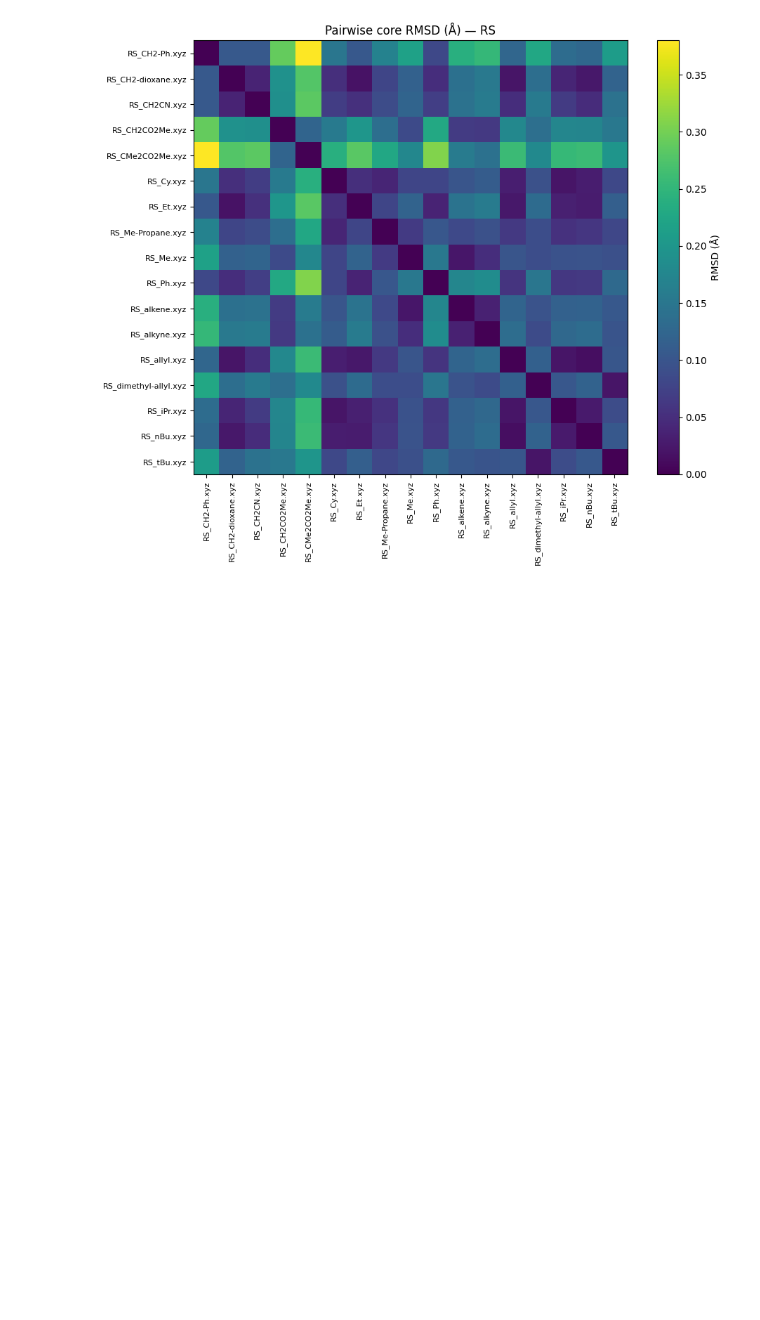
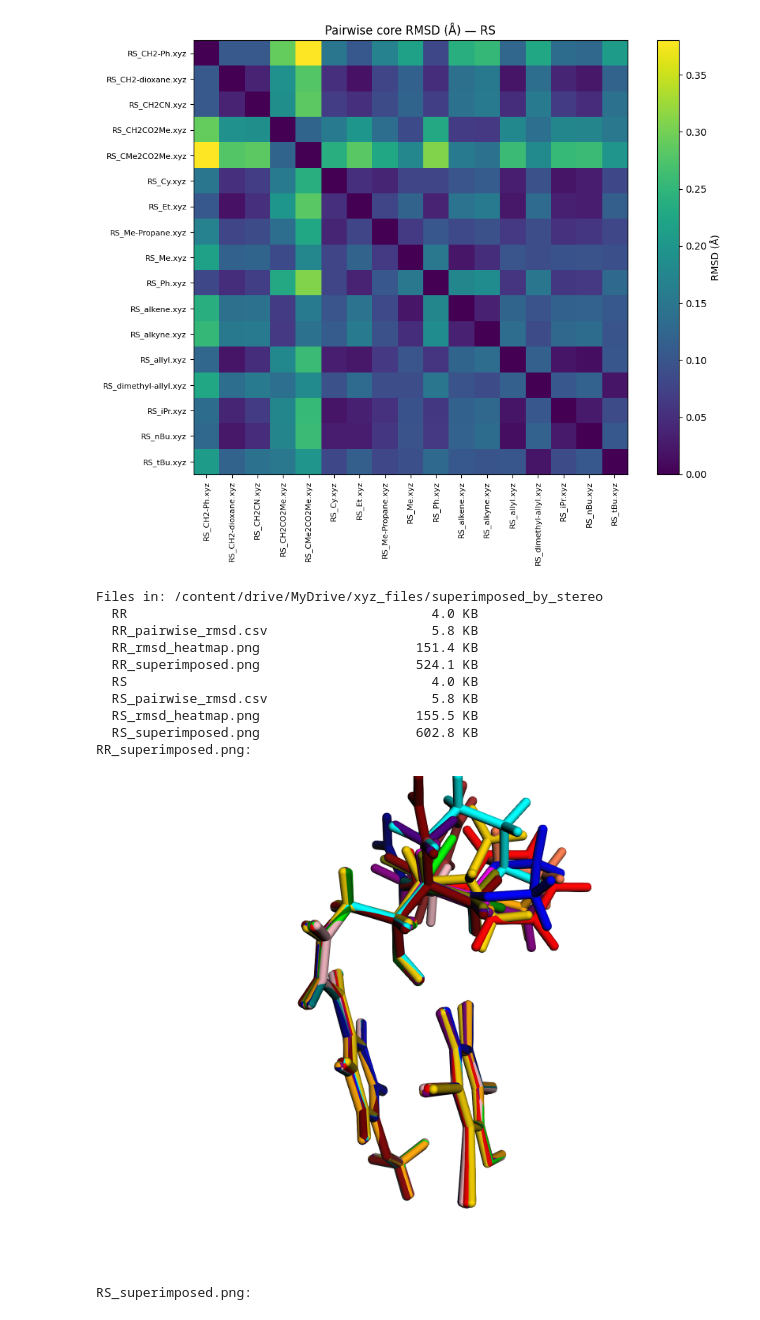
Before and after one commit to bangaru01/C_programing, a Jupyter notebook: superimposed_by_stereo.ipynb, the cells around one changed output. Saved outputs shown, nothing was run; the diff lists cells and outputs as text; code cells hidden in the pictures; blank space fills up the shorter version.

```diff
--- a/superimposed_by_stereo.ipynb
+++ b/superimposed_by_stereo.ipynb
@@ -342,3 +342,41 @@ RR_Me.xyz                      0.074               0.115         0.088
   max  = 0.3799 Å
 [figure]
 [figure]
+# %%
+import os
+
+print("Files in:", out_root)
+for f in sorted(os.listdir(out_root)):
+    full_path = os.path.join(out_root, f)
+    size_kb = os.path.getsize(full_path) / 1024
+    print(f"  {f:35s} {size_kb:8.1f} KB")
+
+    from IPython.display import Image, display
+
+rr_path = os.path.join(out_root, "RR_superimposed.png")
+rs_path = os.path.join(out_root, "RS_superimposed.png")
+
+if os.path.exists(rr_path):
+    print("RR_superimposed.png:")
+    display(Image(filename=rr_path))
+else:
+    print("⚠️ RR_superimposed.png not found")
+
+if os.path.exists(rs_path):
+    print("RS_superimposed.png:")
+    display(Image(filename=rs_path))
+else:
+    print("⚠️ RS_superimposed.png not found")
+# %% [output]
+Files in: /content/drive/MyDrive/xyz_files/superimposed_by_stereo
+  RR                                       4.0 KB
+  RR_pairwise_rmsd.csv                     5.8 KB
+  RR_rmsd_heatmap.png                    151.4 KB
+  RR_superimposed.png                    524.1 KB
+  RS                                       4.0 KB
+  RS_pairwise_rmsd.csv                     5.8 KB
+  RS_rmsd_heatmap.png                    155.5 KB
+  RS_superimposed.png                    602.8 KB
+RR_superimposed.png:
+[figure, added]
+RS_superimposed.png:
```
Also changed, not shown: parts of 1 cell of this notebook.
